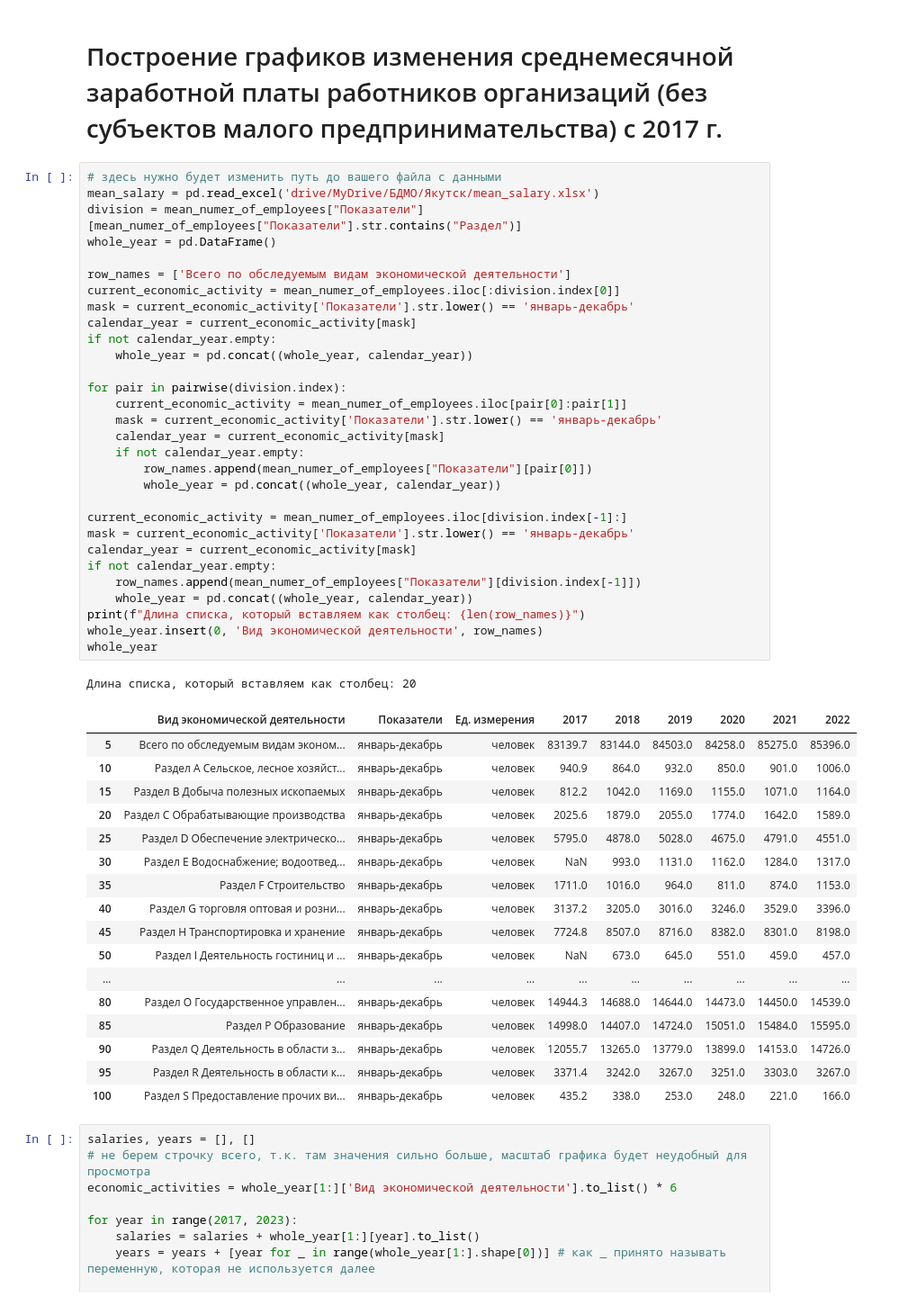
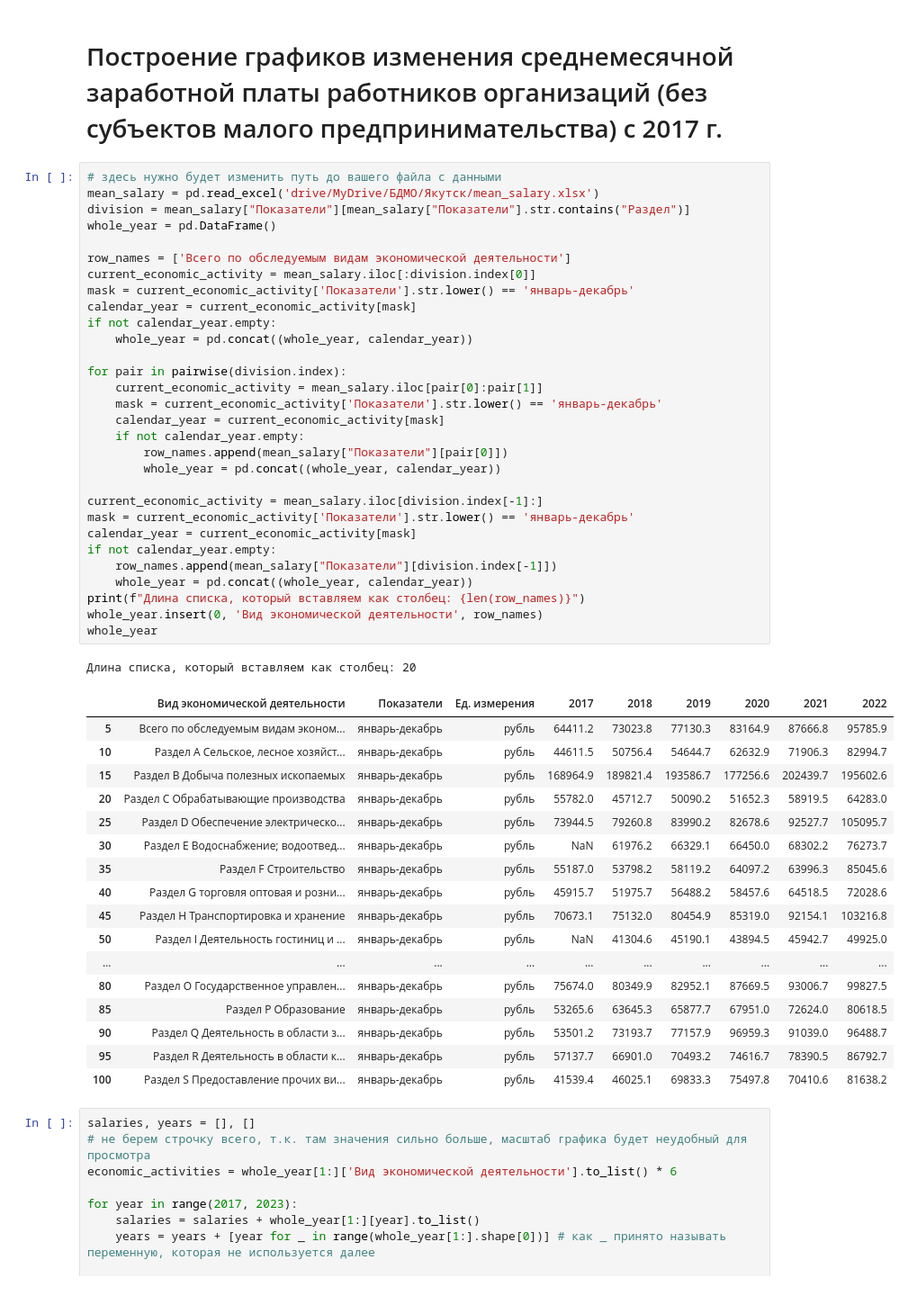
Before and after one commit to PSuvorkov/sociology, a Jupyter notebook: notebooks/bdmo.ipynb, the cells around one changed output. Shown at 90% size. Cells and saved outputs as stored; diff of their text form.

```diff
--- a/notebooks/bdmo.ipynb
+++ b/notebooks/bdmo.ipynb
@@ -252,52 +261,52 @@ fig.show()
 # %%
 # здесь нужно будет изменить путь до вашего файла с данными
 mean_salary = pd.read_excel('drive/MyDrive/БДМО/Якутск/mean_salary.xlsx')
-division = mean_numer_of_employees["Показатели"][mean_numer_of_employees["Показатели"].str.contains("Раздел")]
+division = mean_salary["Показатели"][mean_salary["Показатели"].str.contains("Раздел")]
 whole_year = pd.DataFrame()
 
 row_names = ['Всего по обследуемым видам экономической деятельности']
-current_economic_activity = mean_numer_of_employees.iloc[:division.index[0]]
+current_economic_activity = mean_salary.iloc[:division.index[0]]
 mask = current_economic_activity['Показатели'].str.lower() == 'январь-декабрь'
 calendar_year = current_economic_activity[mask]
 if not calendar_year.empty:
     whole_year = pd.concat((whole_year, calendar_year))
 
 for pair in pairwise(division.index):
-    current_economic_activity = mean_numer_of_employees.iloc[pair[0]:pair[1]]
+    current_economic_activity = mean_salary.iloc[pair[0]:pair[1]]
     mask = current_economic_activity['Показатели'].str.lower() == 'январь-декабрь'
     calendar_year = current_economic_activity[mask]
     if not calendar_year.empty:
-        row_names.append(mean_numer_of_employees["Показатели"][pair[0]])
+        row_names.append(mean_salary["Показатели"][pair[0]])
         whole_year = pd.concat((whole_year, calendar_year))
 
-current_economic_activity = mean_numer_of_employees.iloc[division.index[-1]:]
+current_economic_activity = mean_salary.iloc[division.index[-1]:]
 mask = current_economic_activity['Показатели'].str.lower() == 'январь-декабрь'
 calendar_year = current_economic_activity[mask]
 if not calendar_year.empty:
-    row_names.append(mean_numer_of_employees["Показатели"][division.index[-1]])
+    row_names.append(mean_salary["Показатели"][division.index[-1]])
     whole_year = pd.concat((whole_year, calendar_year))
 print(f"Длина списка, который вставляем как столбец: {len(row_names)}")
 whole_year.insert(0, 'Вид экономической деятельности', row_names)
 whole_year
 # %% [output]
 Длина списка, который вставляем как столбец: 20
 |  | Вид экономической деятельности | Показатели | Ед. измерения | 2017 | 2018 | 2019 | 2020 | 2021 | 2022 |
-| 5 | Всего по обследуемым видам эконом... | январь-декабрь | человек | 83139.7 | 83144.0 | 84503.0 | 84258.0 | 85275.0 | 85396.0 |
-| 10 | Раздел А Сельское, лесное хозяйст... | январь-декабрь | человек | 940.9 | 864.0 | 932.0 | 850.0 | 901.0 | 1006.0 |
-| 15 | Раздел В Добыча полезных ископаемых | январь-декабрь | человек | 812.2 | 1042.0 | 1169.0 | 1155.0 | 1071.0 | 1164.0 |
-| 20 | Раздел C Обрабатывающие производства | январь-декабрь | человек | 2025.6 | 1879.0 | 2055.0 | 1774.0 | 1642.0 | 1589.0 |
-| 25 | Раздел D Обеспечение электрическо... | январь-декабрь | человек | 5795.0 | 4878.0 | 5028.0 | 4675.0 | 4791.0 | 4551.0 |
-| 30 | Раздел Е Водоснабжение; водоотвед... | январь-декабрь | человек | NaN | 993.0 | 1131.0 | 1162.0 | 1284.0 | 1317.0 |
-| 35 | Раздел F Строительство | январь-декабрь | человек | 1711.0 | 1016.0 | 964.0 | 811.0 | 874.0 | 1153.0 |
-| 40 | Раздел G торговля оптовая и розни... | январь-декабрь | человек | 3137.2 | 3205.0 | 3016.0 | 3246.0 | 3529.0 | 3396.0 |
-| 45 | Раздел Н Транспортировка и хранение | январь-декабрь | человек | 7724.8 | 8507.0 | 8716.0 | 8382.0 | 8301.0 | 8198.0 |
-| 50 | Раздел I Деятельность гостиниц и ... | январь-декабрь | человек | NaN | 673.0 | 645.0 | 551.0 | 459.0 | 457.0 |
+| 5 | Всего по обследуемым видам эконом... | январь-декабрь | рубль | 64411.2 | 73023.8 | 77130.3 | 83164.9 | 87666.8 | 95785.9 |
+| 10 | Раздел А Сельское, лесное хозяйст... | январь-декабрь | рубль | 44611.5 | 50756.4 | 54644.7 | 62632.9 | 71906.3 | 82994.7 |
+| 15 | Раздел В Добыча полезных ископаемых | январь-декабрь | рубль | 168964.9 | 189821.4 | 193586.7 | 177256.6 | 202439.7 | 195602.6 |
+| 20 | Раздел C Обрабатывающие производства | январь-декабрь | рубль | 55782.0 | 45712.7 | 50090.2 | 51652.3 | 58919.5 | 64283.0 |
+| 25 | Раздел D Обеспечение электрическо... | январь-декабрь | рубль | 73944.5 | 79260.8 | 83990.2 | 82678.6 | 92527.7 | 105095.7 |
+| 30 | Раздел Е Водоснабжение; водоотвед... | январь-декабрь | рубль | NaN | 61976.2 | 66329.1 | 66450.0 | 68302.2 | 76273.7 |
+| 35 | Раздел F Строительство | январь-декабрь | рубль | 55187.0 | 53798.2 | 58119.2 | 64097.2 | 63996.3 | 85045.6 |
+| 40 | Раздел G торговля оптовая и розни... | январь-декабрь | рубль | 45915.7 | 51975.7 | 56488.2 | 58457.6 | 64518.5 | 72028.6 |
+| 45 | Раздел Н Транспортировка и хранение | январь-декабрь | рубль | 70673.1 | 75132.0 | 80454.9 | 85319.0 | 92154.1 | 103216.8 |
+| 50 | Раздел I Деятельность гостиниц и ... | январь-декабрь | рубль | NaN | 41304.6 | 45190.1 | 43894.5 | 45942.7 | 49925.0 |
 | ... | ... | ... | ... | ... | ... | ... | ... | ... | ... |
-| 80 | Раздел O Государственное управлен... | январь-декабрь | человек | 14944.3 | 14688.0 | 14644.0 | 14473.0 | 14450.0 | 14539.0 |
-| 85 | Раздел P Образование | январь-декабрь | человек | 14998.0 | 14407.0 | 14724.0 | 15051.0 | 15484.0 | 15595.0 |
-| 90 | Раздел Q Деятельность в области з... | январь-декабрь | человек | 12055.7 | 13265.0 | 13779.0 | 13899.0 | 14153.0 | 14726.0 |
-| 95 | Раздел R Деятельность в области к... | январь-декабрь | человек | 3371.4 | 3242.0 | 3267.0 | 3251.0 | 3303.0 | 3267.0 |
-| 100 | Раздел S Предоставление прочих ви... | январь-декабрь | человек | 435.2 | 338.0 | 253.0 | 248.0 | 221.0 | 166.0 |
+| 80 | Раздел O Государственное управлен... | январь-декабрь | рубль | 75674.0 | 80349.9 | 82952.1 | 87669.5 | 93006.7 | 99827.5 |
+| 85 | Раздел P Образование | январь-декабрь | рубль | 53265.6 | 63645.3 | 65877.7 | 67951.0 | 72624.0 | 80618.5 |
+| 90 | Раздел Q Деятельность в области з... | январь-декабрь | рубль | 53501.2 | 73193.7 | 77157.9 | 96959.3 | 91039.0 | 96488.7 |
+| 95 | Раздел R Деятельность в области к... | январь-декабрь | рубль | 57137.7 | 66901.0 | 70493.2 | 74616.7 | 78390.5 | 86792.7 |
+| 100 | Раздел S Предоставление прочих ви... | январь-декабрь | рубль | 41539.4 | 46025.1 | 69833.3 | 75497.8 | 70410.6 | 81638.2 |
 # %%
 salaries, years = [], []
 # не берем строчку всего, т.к. там значения сильно больше, масштаб графика будет неудобный для просмотра
```
Also changed, not shown: parts of 3 cells of this notebook.
